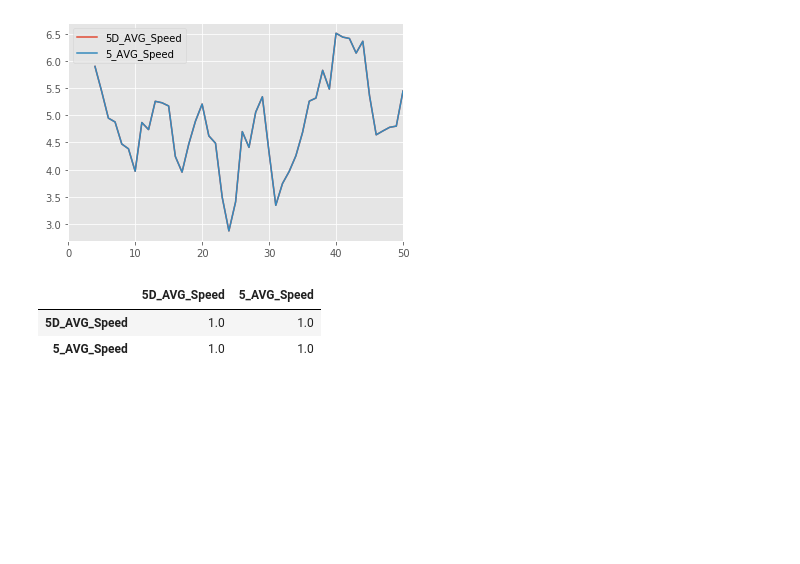
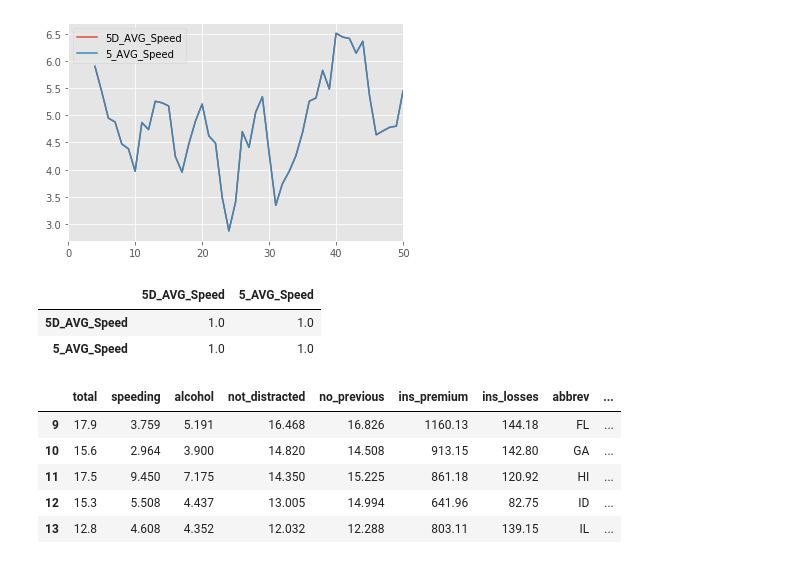
Before and after one commit to cmj123/BecomeAProfessionalPythonProgrammer, a Jupyter notebook: data_analysis_python_pandas/data_analysis_with_python_pandas.ipynb, the cells around one changed output. Drawn from its saved outputs; the diff is of its cells as text; code cells hidden in the pictures; blank space fills up the shorter version.

```diff
--- a/data_analysis_python_pandas/data_analysis_with_python_pandas.ipynb
+++ b/data_analysis_python_pandas/data_analysis_with_python_pandas.ipynb
@@ -212,3 +212,12 @@ data[['5D_AVG_Speed', '5_AVG_Speed']].corr()
 |  | 5D_AVG_Speed | 5_AVG_Speed |
 | 5D_AVG_Speed | 1.0 | 1.0 |
 | 5_AVG_Speed | 1.0 | 1.0 |
+# %%
+data.dropna().head()
+# %% [output]
+|  | total | speeding | alcohol | not_distracted | no_previous | ins_premium | ins_losses | abbrev | ... |
+| 9 | 17.9 | 3.759 | 5.191 | 16.468 | 16.826 | 1160.13 | 144.18 | FL | ... |
+| 10 | 15.6 | 2.964 | 3.900 | 14.820 | 14.508 | 913.15 | 142.80 | GA | ... |
+| 11 | 17.5 | 9.450 | 7.175 | 14.350 | 15.225 | 861.18 | 120.92 | HI | ... |
+| 12 | 15.3 | 5.508 | 4.437 | 13.005 | 14.994 | 641.96 | 82.75 | ID | ... |
+| 13 | 12.8 | 4.608 | 4.352 | 12.032 | 12.288 | 803.11 | 139.15 | IL | ... |
```
Also changed, not shown: parts of 13 cells of this notebook.
